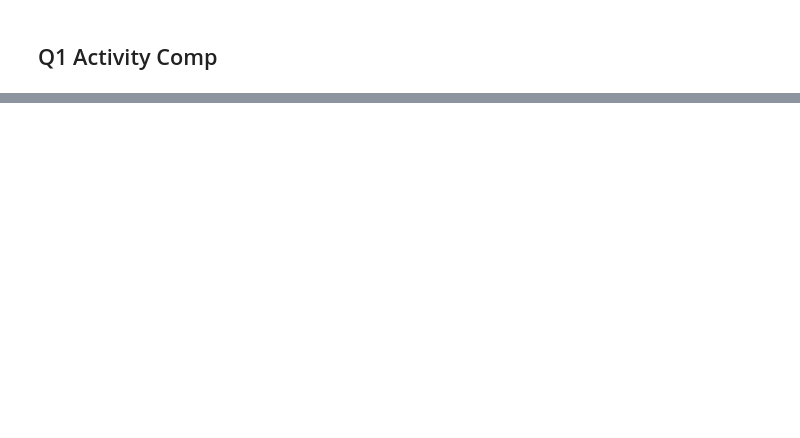
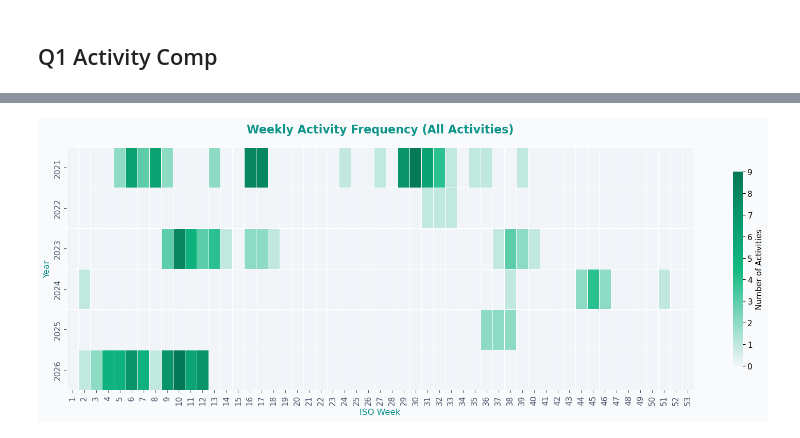
Before and after one commit to itzi97/DV_Python, a Jupyter notebook: data_viz_notebook.ipynb, the cells around one changed output, grey strips where cells are left out. Saved outputs shown, nothing was run; the diff lists cells and outputs as text; code cells hidden in the pictures; blank space fills up the shorter version.

Commit message:
feat: Finished visualization for all questions

```diff
--- a/data_viz_notebook.ipynb
+++ b/data_viz_notebook.ipynb
@@ -247,9 +248,29 @@ For some of the questions being asked about the dataset, new fields need to be c
 # Week/Year extraction from Date
 df['Year'] = df['Date'].dt.year
 df['Week'] = df['Date'].dt.isocalendar().week
+
+# Simplify Running activity type
+df['Activity Type'] = df['Activity Type'].replace({
+    'Treadmill Running': 'Running',
+    'Trail Running': 'Running'
+})
+# Convert to category & drop unused (zeros gone forever)
+df['Activity Type'] = df['Activity Type'].astype('category').cat.remove_unused_categories()
 
 # Intensity (WHO Guidelines):
 df['Intensity'] = pd.cut(
     df['Avg HR'], bins=[-np.inf, 140, np.inf],
     labels=['Moderate', 'Vigorous']
 )
+
+df['Time_min'] = df['Time'].dt.total_seconds() / 60
+
+# Vectorized WHO_equiv (fixes error)
+df['WHO_equiv'] = np.where(df['Intensity'] == 'Vigorous',
+                           df['Time_min'] * 2, df['Time_min'])
+
+df['Activity_Group'] = df['Activity Type'].apply(
+    lambda x: 'Strength/Cardio' if x in ['Strength', 'Pilates'] else 'Endurance')
+
+weekly = df.groupby(['Year', 'Week', 'Intensity', 'Activity_Group'])['WHO_equiv'].sum().reset_index()
+print(weekly.head())  # Verify
@@ -319,0 +418,48 @@ Name: count, dtype: int64
+# %%
+import matplotlib.pyplot as plt
+import seaborn as sns
+import pandas as pd
+from matplotlib.colors import LinearSegmentedColormap
+
+# Set consistent theme
+plt.style.use('default')
+plt.rcParams.update({
+    'font.size': 11,
+    'axes.linewidth': 1.2,
+    'grid.linestyle': '--',
+    'grid.alpha': 0.3
+})
+
+# **ALL activities** count per week
+weekly_count = df.groupby(["Year", "Week"]).size().reset_index(name="Activity_Count")
+pivot_count = weekly_count.pivot(index="Year", columns="Week", values="Activity_Count")
+pivot_count = pivot_count.reindex(columns=range(1, 54)).fillna(0).astype(float)
+
+# YOUR exact colors: grey → #10b981 → #047857
+colors = ["#f1f5f9", "#10b981", "#047857"]
+n_bins = 256
+cmap = LinearSegmentedColormap.from_list("your_green_gradient", colors, N=n_bins)
+
+# Plot
+fig, ax = plt.subplots(figsize=(16, 6), facecolor='#f8fafc')
+sns.heatmap(
+    pivot_count, cmap=cmap, ax=ax,
+    linewidths=0.6, linecolor="white",
+    vmin=0, vmax=pivot_count.max().max(),
+    cbar_kws={
+        "label": "Number of Activities",
+        "shrink": 0.8
+    }
+)
+
+# Theme styling
+ax.set_title("Weekly Activity Frequency (All Activities)", fontsize=16, fontweight="bold", color="#0d9488", pad=20)
+ax.set_xlabel("ISO Week", fontsize=12, color="#0d9488")
+ax.set_ylabel("Year", fontsize=12, color="#0d9488")
+ax.tick_params(axis='x', colors="#475569")
+ax.tick_params(axis='y', colors="#475569")
+
+plt.tight_layout()
+plt.show()
+# %% [output]
+[figure, added]
```
Also changed, not shown: parts of 13 cells of this notebook, 1 other file.
